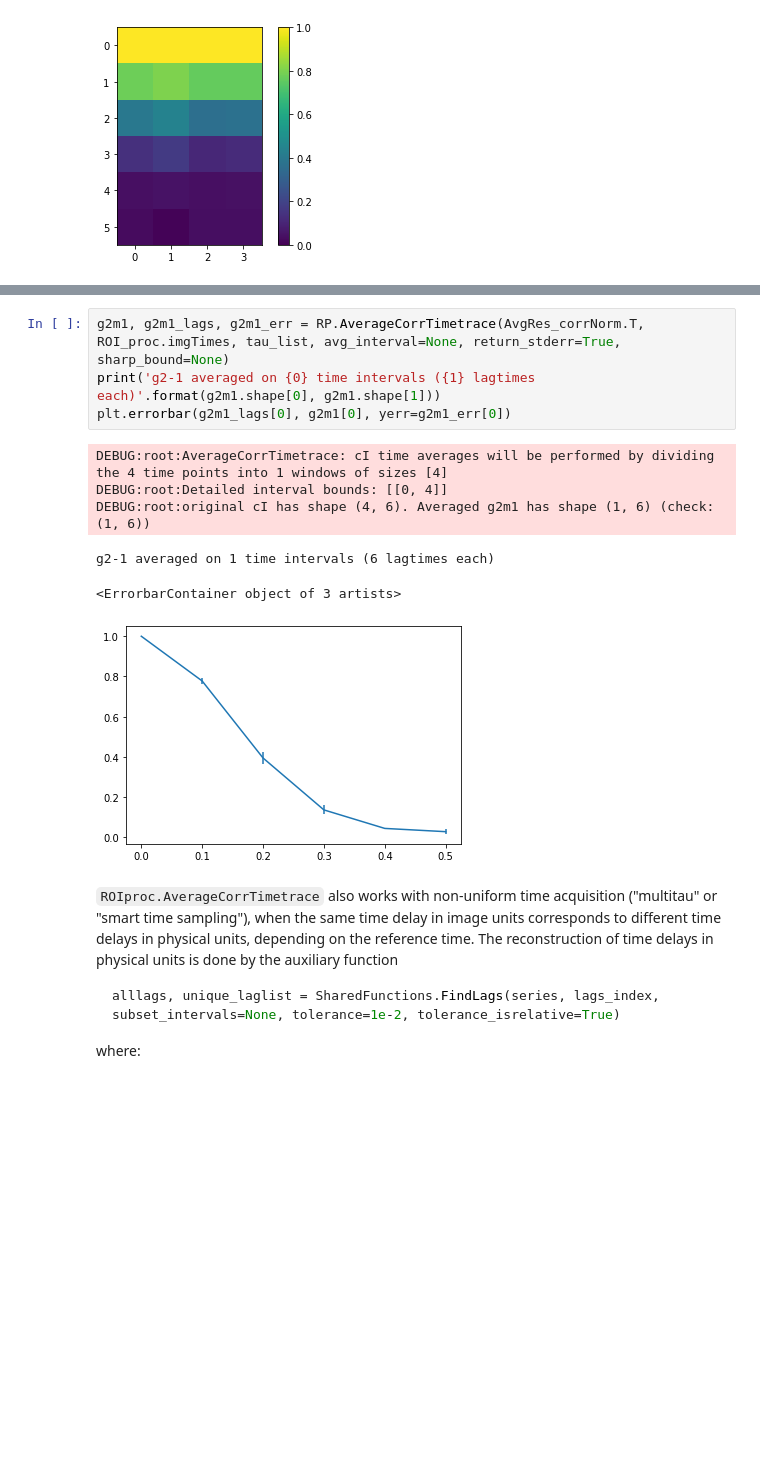
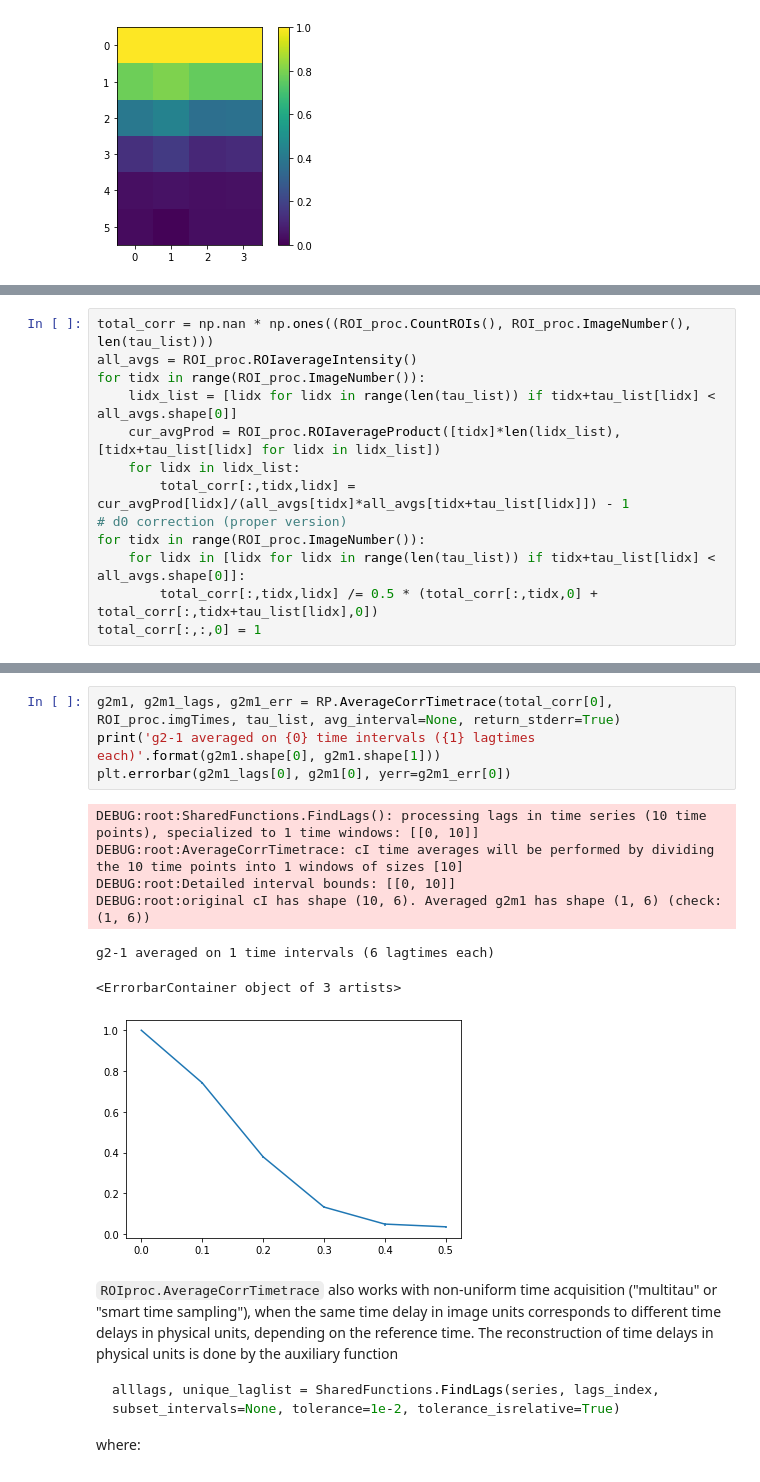
Before and after one commit to steaime/DSHpy, a Jupyter notebook: tutorial4_ROIs.ipynb, the cells around one changed output, grey strips where cells are left out. Drawn from its saved outputs; the diff is of its cells as text; blank space fills up the shorter version.

Commit message:
ROIproc averaging g2m1 on arbitrary intervals

````diff
--- a/tutorial4_ROIs.ipynb
+++ b/tutorial4_ROIs.ipynb
@@ -350,0 +350,13 @@ plt.colorbar()
+# %%
+total_corr = np.nan * np.ones((ROI_proc.CountROIs(), ROI_proc.ImageNumber(), len(tau_list)))
+all_avgs = ROI_proc.ROIaverageIntensity()
+for tidx in range(ROI_proc.ImageNumber()):
+    lidx_list = [lidx for lidx in range(len(tau_list)) if tidx+tau_list[lidx] < all_avgs.shape[0]]
+    cur_avgProd = ROI_proc.ROIaverageProduct([tidx]*len(lidx_list), [tidx+tau_list[lidx] for lidx in lidx_list])
+    for lidx in lidx_list:
+        total_corr[:,tidx,lidx] = cur_avgProd[lidx]/(all_avgs[tidx]*all_avgs[tidx+tau_list[lidx]]) - 1
+# d0 correction (proper version)
+for tidx in range(ROI_proc.ImageNumber()):
+    for lidx in [lidx for lidx in range(len(tau_list)) if tidx+tau_list[lidx] < all_avgs.shape[0]]:
+        total_corr[:,tidx,lidx] /= 0.5 * (total_corr[:,tidx,0] + total_corr[:,tidx+tau_list[lidx],0])
+total_corr[:,:,0] = 1
@@ -379,16 +406,17 @@ The function returns:
 - ```g2m1_lags```: 2D array. It contains the time delays, in physical units, of the respective correlation data
 - ```g2m1_stderr```: 2D array. Element ```[i,j]``` represents the standard deviation of the data averaged to obtain ```g2m1[i,j]```. It is only returned if ```return_stderr==True```
 # %%
-g2m1, g2m1_lags, g2m1_err = RP.AverageCorrTimetrace(AvgRes_corrNorm.T, ROI_proc.imgTimes, tau_list, avg_interval=None, return_stderr=True, sharp_bound=None)
+g2m1, g2m1_lags, g2m1_err = RP.AverageCorrTimetrace(total_corr[0], ROI_proc.imgTimes, tau_list, avg_interval=None, return_stderr=True)
 print('g2-1 averaged on {0} time intervals ({1} lagtimes each)'.format(g2m1.shape[0], g2m1.shape[1]))
 plt.errorbar(g2m1_lags[0], g2m1[0], yerr=g2m1_err[0])
 # %% [output]
-DEBUG:root:AverageCorrTimetrace: cI time averages will be performed by dividing the 4 time points into 1 windows of sizes [4]
-DEBUG:root:Detailed interval bounds: [[0, 4]]
-DEBUG:root:original cI has shape (4, 6). Averaged g2m1 has shape (1, 6) (check: (1, 6))
+DEBUG:root:SharedFunctions.FindLags(): processing lags in time series (10 time points), specialized to 1 time windows: [[0, 10]]
+DEBUG:root:AverageCorrTimetrace: cI time averages will be performed by dividing the 10 time points into 1 windows of sizes [10]
+DEBUG:root:Detailed interval bounds: [[0, 10]]
+DEBUG:root:original cI has shape (10, 6). Averaged g2m1 has shape (1, 6) (check: (1, 6))
 g2-1 averaged on 1 time intervals (6 lagtimes each)
 <ErrorbarContainer object of 3 artists>
-[figure, old version]
+[figure, new version]
 # %% [markdown]
 ```ROIproc.AverageCorrTimetrace``` also works with non-uniform time acquisition ("multitau" or "smart time sampling"), when the same time delay in image units corresponds to different time delays in physical units, depending on the reference time. The reconstruction of time delays in physical units is done by the auxiliary function
 
````
Also changed, not shown: parts of 25 cells of this notebook, 2 other files.
